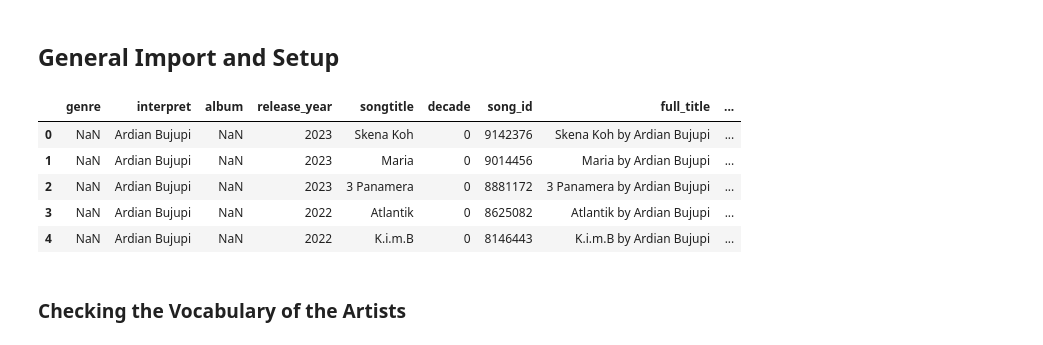
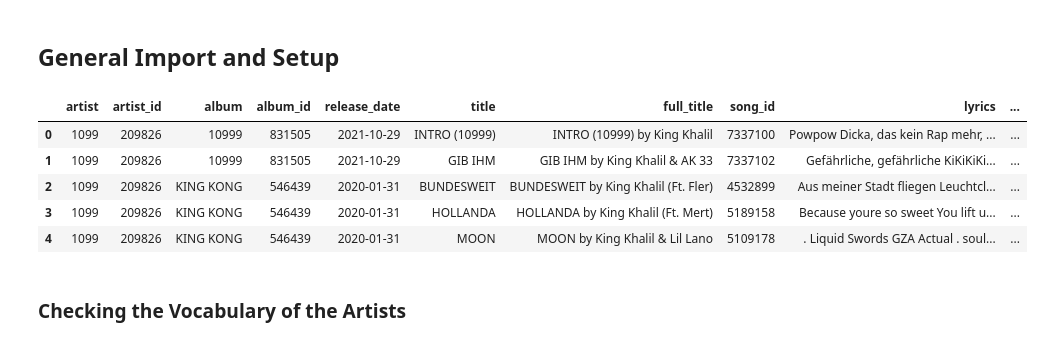
Before and after one commit to Richard-Sieg-TH-Koln/statistik-1-team-2, a Jupyter notebook: notebooks/marc_ar.ipynb, the cells around one changed output. Cells and saved outputs as stored; diff of their text form; code cells hidden in the pictures.

```diff
--- a/notebooks/marc_ar.ipynb
+++ b/notebooks/marc_ar.ipynb
@@ -12,14 +14,14 @@ from stopwordsiso import stopwords
 # %%
 nlp = spacy.load("de_core_news_sm")
-data = pd.read_csv('../data/raw/dataset_cleaned_file_v7.csv')
+data = pd.read_csv('../data/raw/songs_complete_final.csv')
 data.head()
 # %% [output]
-|  | genre | interpret | album | release_year | songtitle | decade | song_id | full_title | ... |
-| 0 | NaN | Ardian Bujupi | NaN | 2023 | Skena Koh | 0 | 9142376 | Skena Koh by Ardian Bujupi | ... |
-| 1 | NaN | Ardian Bujupi | NaN | 2023 | Maria | 0 | 9014456 | Maria by Ardian Bujupi | ... |
-| 2 | NaN | Ardian Bujupi | NaN | 2023 | 3 Panamera | 0 | 8881172 | 3 Panamera by Ardian Bujupi | ... |
-| 3 | NaN | Ardian Bujupi | NaN | 2022 | Atlantik | 0 | 8625082 | Atlantik by Ardian Bujupi | ... |
-| 4 | NaN | Ardian Bujupi | NaN | 2022 | K.i.m.B | 0 | 8146443 | K.i.m.B by Ardian Bujupi | ... |
+|  | artist | artist_id | album | album_id | release_date | title | full_title | song_id | lyrics | ... |
+| 0 | 1099 | 209826 | 10999 | 831505 | 2021-10-29 | INTRO (10999) | INTRO (10999) by King Khalil | 7337100 | Powpow Dicka, das kein Rap mehr, ... | ... |
+| 1 | 1099 | 209826 | 10999 | 831505 | 2021-10-29 | GIB IHM | GIB IHM by King Khalil & AK 33 | 7337102 | Gefährliche, gefährliche KiKiKiKi... | ... |
+| 2 | 1099 | 209826 | KING KONG | 546439 | 2020-01-31 | BUNDESWEIT | BUNDESWEIT by King Khalil (Ft. Fler) | 4532899 | Aus meiner Stadt fliegen Leuchtcl... | ... |
+| 3 | 1099 | 209826 | KING KONG | 546439 | 2020-01-31 | HOLLANDA | HOLLANDA by King Khalil (Ft. Mert) | 5189158 | Because youre so sweet You lift u... | ... |
+| 4 | 1099 | 209826 | KING KONG | 546439 | 2020-01-31 | MOON | MOON by King Khalil & Lil Lano | 5109178 | . Liquid Swords GZA Actual . soul... | ... |
 # %% [markdown]
 ### Checking the Vocabulary of the Artists
 # %%
```
Also changed, not shown: parts of 7 cells of this notebook.
